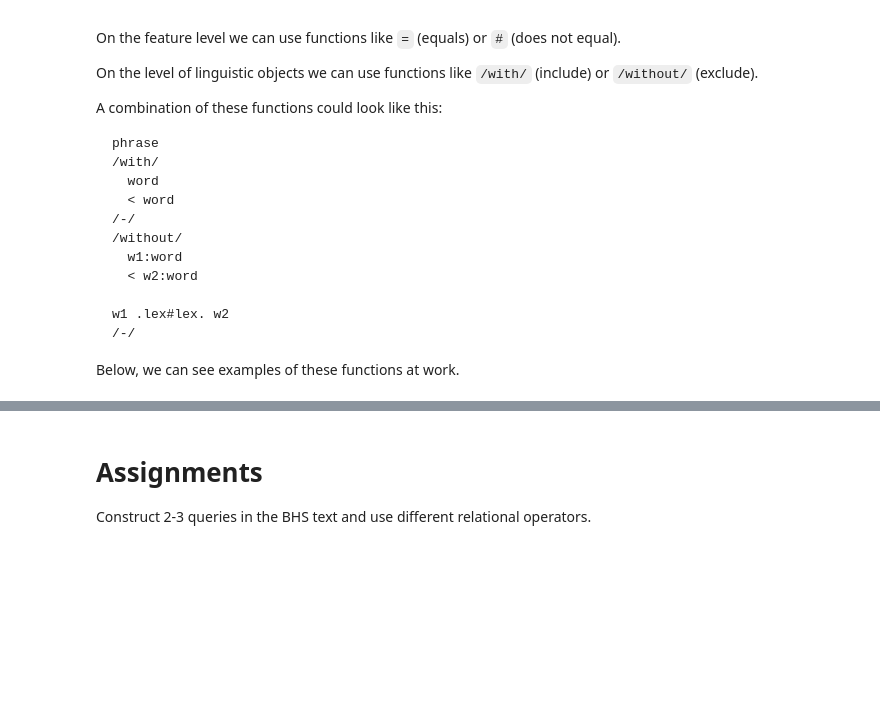
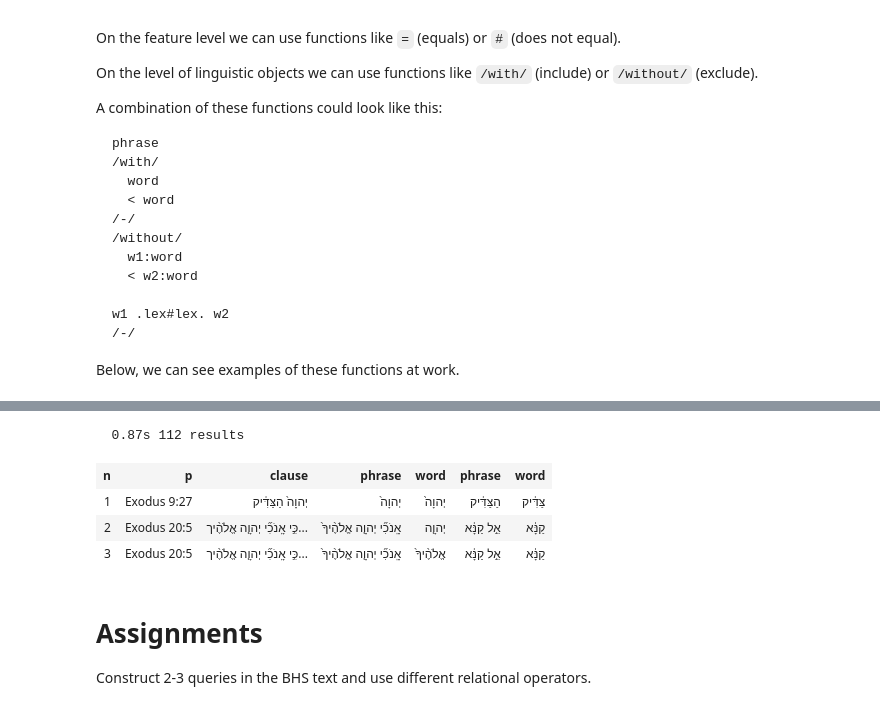
Before and after one commit to oliverglanz/Text-Fabric, a Jupyter notebook: Research-Workshop-Series/0200_PhD-Workshop_TF_007_relations_of_objecttypes.ipynb, the cells around one changed output, grey strips where cells are left out. Drawn from its saved outputs; the diff is of its cells as text; code cells hidden in the pictures; blank space fills up the shorter version.

```diff
--- a/Research-Workshop-Series/0200_PhD-Workshop_TF_007_relations_of_objecttypes.ipynb
+++ b/Research-Workshop-Series/0200_PhD-Workshop_TF_007_relations_of_objecttypes.ipynb
@@ -25,10 +25,17 @@ from tf.app import use
 #BHSa2017 = use('etcbc/bhsa', version='2017')
 #BHSaLatest = use('etcbc/bhsa:latest')
 #BHSaC = use('etcbc/bhsa', version='c', mod='CenterBLC/BHSaddons/tf')
-BHS = use('etcbc/bhsa', version="2021", mod='CenterBLC/BHSaddons/tf')
-LXX = use("CenterBLC/LXX", version="1935")
-DSS = use('etcbc/dss')
+BHS = use('etcbc/bhsa', version="2021", mod='CenterBLC/BHSaddons/tf', hoist=globals())
+bhsF, bhsL, bhsT, bhsS = BHS.api.F, BHS.api.L, BHS.api.T, BHS.api.S
+
+LXX = use("CenterBLC/LXX", version="1935", hoist=globals())
+lxxF, lxxL, lxxT, lxxS = LXX.api.F, LXX.api.L, LXX.api.T, LXX.api.S
+
+DSS = use('etcbc/dss', hoist=globals())
+dssF, dssL, dssT, dssS = DSS.api.F, DSS.api.L, DSS.api.T, DSS.api.S
+
 GNT = use ("CenterBLC/N1904", version="1.0.0", mod="CenterBLC/N1904/BOLcomplement/tf/", hoist=globals())
+gntF, gntL, gntT, gntS = GNT.api.F, GNT.api.L, GNT.api.T, GNT.api.S
 # %% [output]
 **Locating corpus resources ...**
 app: ~/text-fabric-data/github/etcbc/bhsa/app
@@ -1495,3 +1660,27 @@ BHS.table(Exclusions3, start=1, end=10, extraFeatures={'function', 'typ', 'namet
+# %%
+DivineAttributesNo1 = '''
+clause kind=NC
+/without/
+  word lex=DBR/|XMH/|JWM/|BJT/|JR>H/|M>RH/|M<FH/|QRBH/|PNH/|<JN/|>MRH/|DRK/
+/-/
+/without/
+  word sp=prep
+/-/
+  phrase function=Subj
+    word lex=JHWH/|>LHJM/|>L/
+  phrase function=PreC
+    word sp=adjv
+
+
+'''
+DivineAttributesNo1  = BHS.search(DivineAttributesNo1)
+BHS.table(DivineAttributesNo1, start=1, end=3, condensed=False, extraFeatures={'mother', 'distributional_parent', 'functional_parent', 'mother_object_type'},  colorMap={2: 'magenta', 3:'red', 4:'lightblue'})
+# %% [output]
+  0.87s 112 results
+| n | p | clause | phrase | word | phrase | word |
+| 1 | Exodus 9:27 | יְהוָה֙ הַצַּדִּ֔יק | יְהוָה֙ | יְהוָה֙ | הַצַּדִּ֔יק | צַּדִּ֔יק |
+| 2 | Exodus 20:5 | כִּ֣י אָֽנֹכִ֞י יְהוָ֤ה אֱלֹהֶ֨יך... | אָֽנֹכִ֞י יְהוָ֤ה אֱלֹהֶ֨יךָ֙ | יְהוָ֤ה | אֵ֣ל קַנָּ֔א | קַנָּ֔א |
+| 3 | Exodus 20:5 | כִּ֣י אָֽנֹכִ֞י יְהוָ֤ה אֱלֹהֶ֨יך... | אָֽנֹכִ֞י יְהוָ֤ה אֱלֹהֶ֨יךָ֙ | אֱלֹהֶ֨יךָ֙ | אֵ֣ל קַנָּ֔א | קַנָּ֔א |
 # %% [markdown]
 # Assignments
 Construct 2-3 queries in the BHS text and use different relational operators.
```
Also changed, not shown: parts of 41 cells of this notebook, 2 other files.
